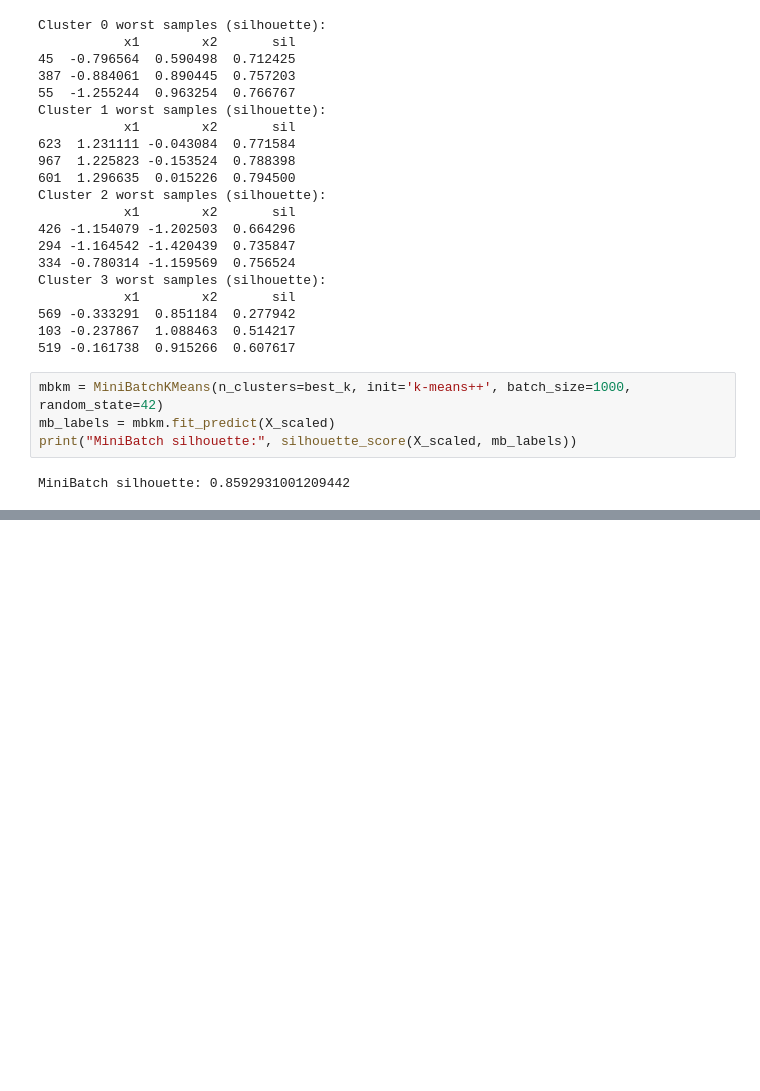
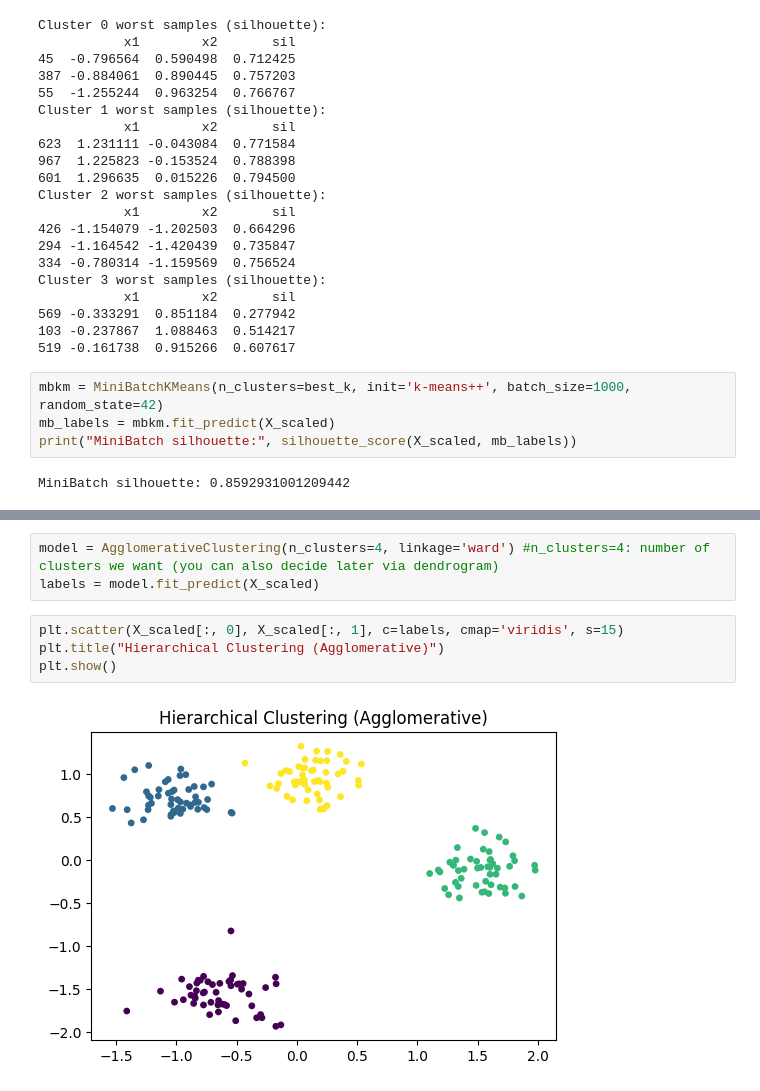
Before and after one commit to avikumart/DA-DS-Questions, a Jupyter notebook: ML_coding/Ml_coding_and_interviewn_practice.ipynb, the cells around one changed output, grey strips where cells are left out. Saved outputs shown, nothing was run; the diff lists cells and outputs as text; blank space fills up the shorter version.

```diff
--- a/ML_coding/Ml_coding_and_interviewn_practice.ipynb
+++ b/ML_coding/Ml_coding_and_interviewn_practice.ipynb
@@ -2392,0 +2416,9 @@ MiniBatch silhouette: 0.8592931001209442
+# %%
+model = AgglomerativeClustering(n_clusters=4, linkage='ward') #n_clusters=4: number of clusters we want (you can also decide later via dendrogram)
+labels = model.fit_predict(X_scaled)
+# %%
+plt.scatter(X_scaled[:, 0], X_scaled[:, 1], c=labels, cmap='viridis', s=15)
+plt.title("Hierarchical Clustering (Agglomerative)")
+plt.show()
+# %% [output]
+[figure, added]
```
Also changed, not shown: parts of 10 cells of this notebook.
